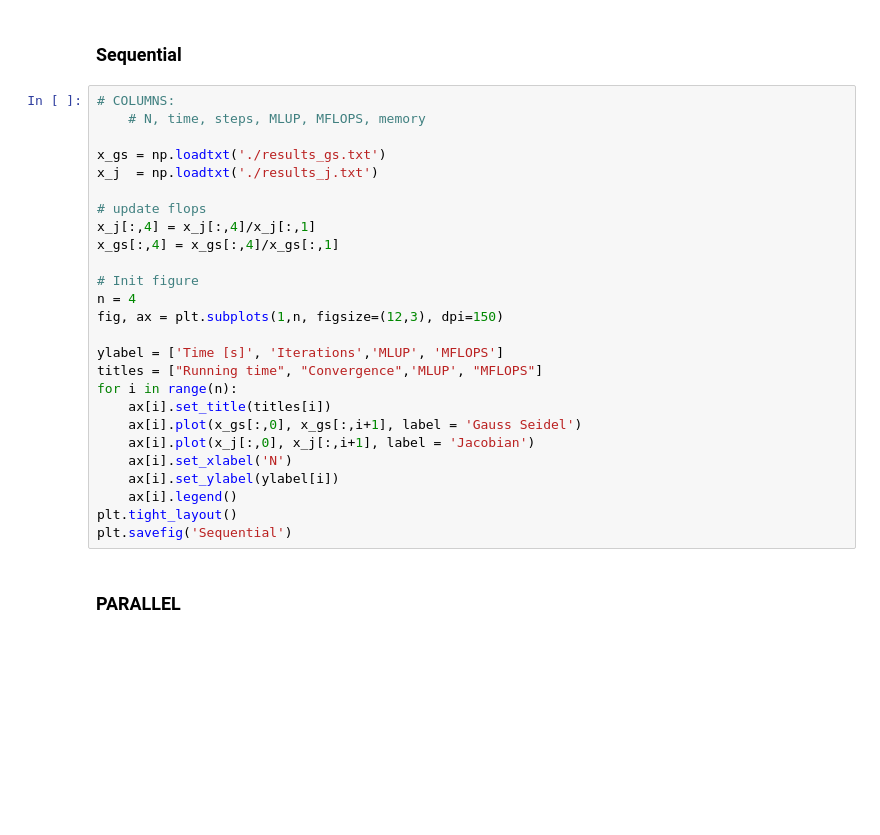
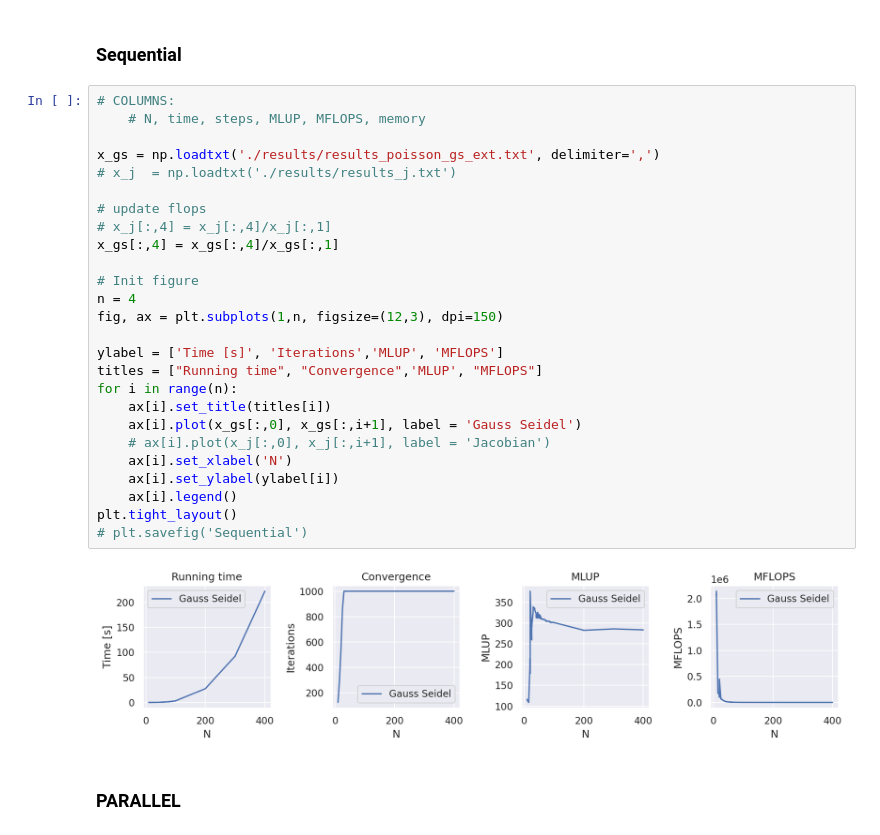
Before and after one commit to ionymikler/HIghPerformanceProgramming_Projects, a Jupyter notebook: project_2/Poisson3D/plot_results.ipynb, the cells around one changed output. Drawn from its saved outputs; the diff is of its cells as text; blank space fills up the shorter version.

```diff
--- a/project_2/Poisson3D/plot_results.ipynb
+++ b/project_2/Poisson3D/plot_results.ipynb
@@ -8,29 +8,31 @@ seaborn.set_theme()
 # %%
 # COLUMNS:
     # N, time, steps, MLUP, MFLOPS, memory
 
-x_gs = np.loadtxt('./results_gs.txt')
-x_j  = np.loadtxt('./results_j.txt')
+x_gs = np.loadtxt('./results/results_poisson_gs_ext.txt', delimiter=',')
+# x_j  = np.loadtxt('./results/results_j.txt')
 
 # update flops
-x_j[:,4] = x_j[:,4]/x_j[:,1]
+# x_j[:,4] = x_j[:,4]/x_j[:,1]
 x_gs[:,4] = x_gs[:,4]/x_gs[:,1]
 
 # Init figure
 n = 4
 fig, ax = plt.subplots(1,n, figsize=(12,3), dpi=150)
 
 ylabel = ['Time [s]', 'Iterations','MLUP', 'MFLOPS']
 titles = ["Running time", "Convergence",'MLUP', "MFLOPS"]
 for i in range(n):
     ax[i].set_title(titles[i])
     ax[i].plot(x_gs[:,0], x_gs[:,i+1], label = 'Gauss Seidel')
-    ax[i].plot(x_j[:,0], x_j[:,i+1], label = 'Jacobian')
+    # ax[i].plot(x_j[:,0], x_j[:,i+1], label = 'Jacobian')
     ax[i].set_xlabel('N')
     ax[i].set_ylabel(ylabel[i])
     ax[i].legend()
 plt.tight_layout()
-plt.savefig('Sequential')
+# plt.savefig('Sequential')
+# %% [output]
+[figure, added]
 # %% [markdown]
 ### PARALLEL
 # %%
```
Also changed, not shown: parts of 1 cell of this notebook, 2 other files.
